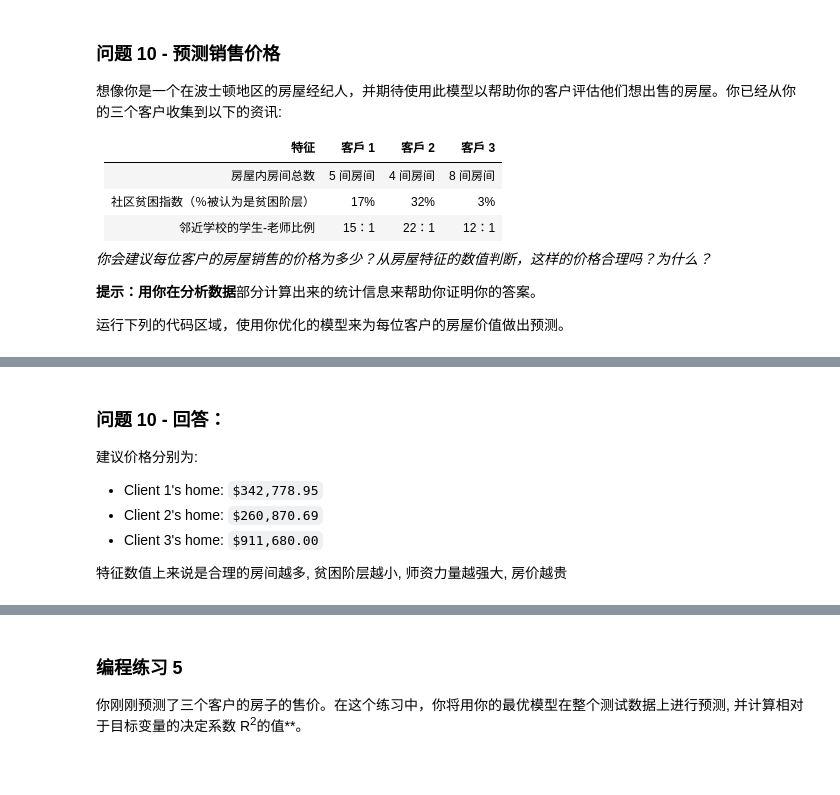
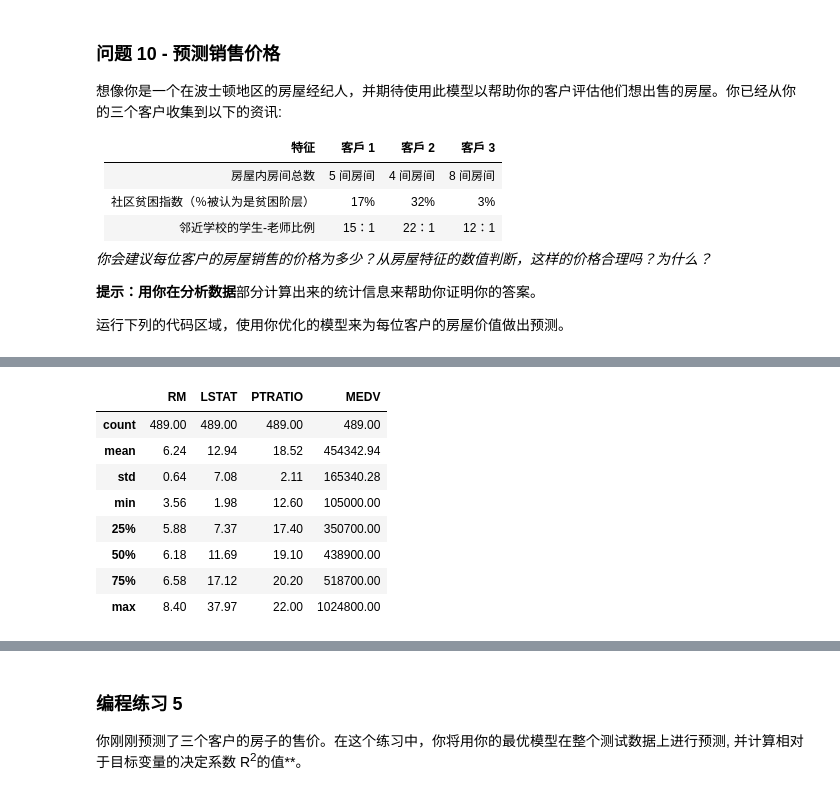
Before and after one commit to junheng/boston_housing, a Jupyter notebook: boston_housing.ipynb, the cells around one changed output, grey strips where cells are left out. Drawn from its saved outputs; the diff is of its cells as text; code cells hidden in the pictures.

```diff
--- a/boston_housing.ipynb
+++ b/boston_housing.ipynb
@@ -431,9 +443,13 @@ Predicted selling price for Client 3's home: $963,550.00
-# %% [markdown]
-### 问题 10 - 回答：
-建议价格分别为:
-
-* Client 1's home: `$342,778.95`
-* Client 2's home: `$260,870.69`
-* Client 3's home: `$911,680.00`
-
-特征数值上来说是合理的房间越多, 贫困阶层越小, 师资力量越强大, 房价越贵
+# %%
+pd.options.display.float_format = '{:.2f}'.format
+data.describe()
+# %% [output]
+|  | RM | LSTAT | PTRATIO | MEDV |
+| count | 489.00 | 489.00 | 489.00 | 489.00 |
+| mean | 6.24 | 12.94 | 18.52 | 454342.94 |
+| std | 0.64 | 7.08 | 2.11 | 165340.28 |
+| min | 3.56 | 1.98 | 12.60 | 105000.00 |
+| 25% | 5.88 | 7.37 | 17.40 | 350700.00 |
+| 50% | 6.18 | 11.69 | 19.10 | 438900.00 |
+| 75% | 6.58 | 17.12 | 20.20 | 518700.00 |
+| max | 8.40 | 37.97 | 22.00 | 1024800.00 |
```
Also changed, not shown: parts of 21 cells of this notebook, 1 other file.
